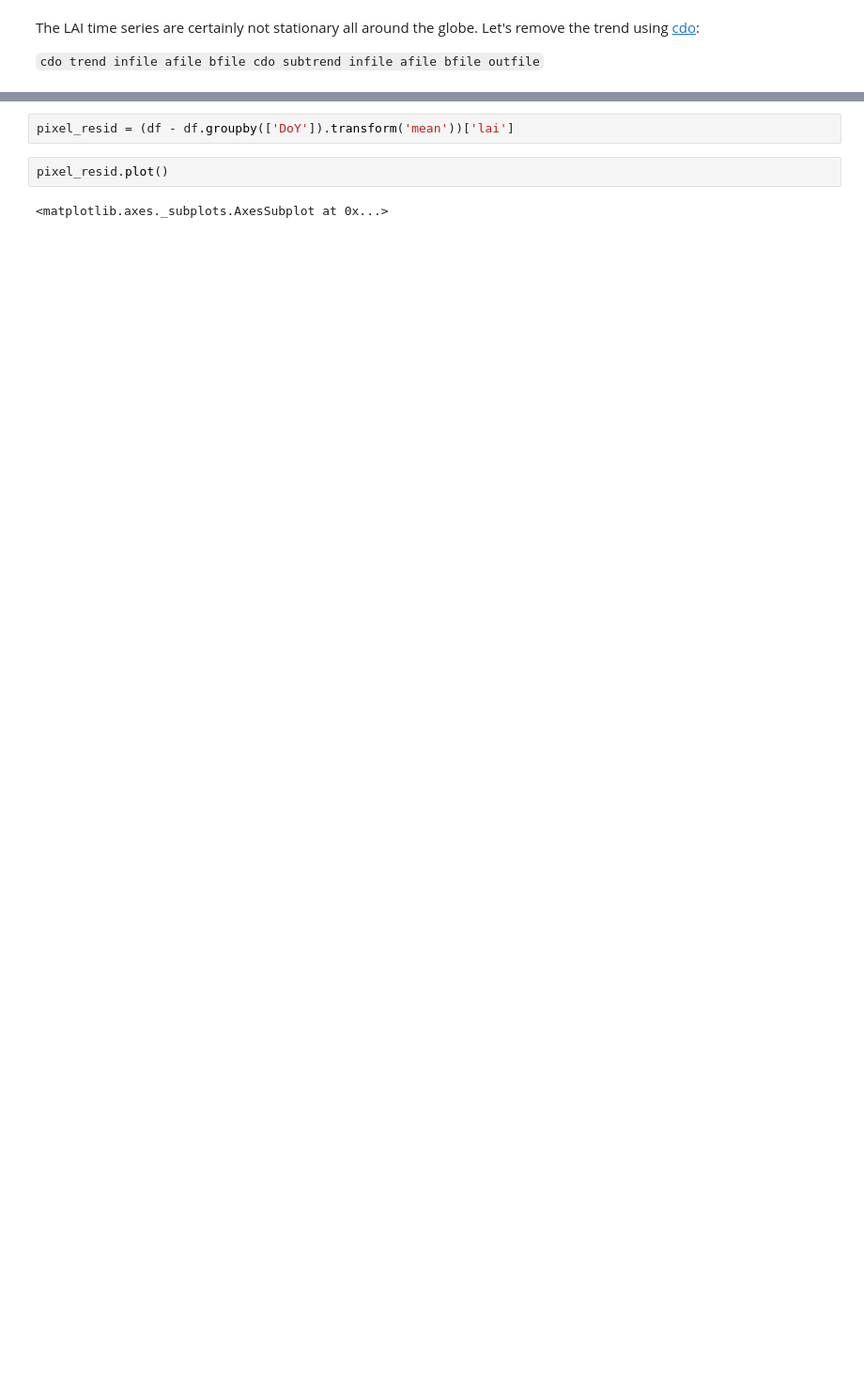
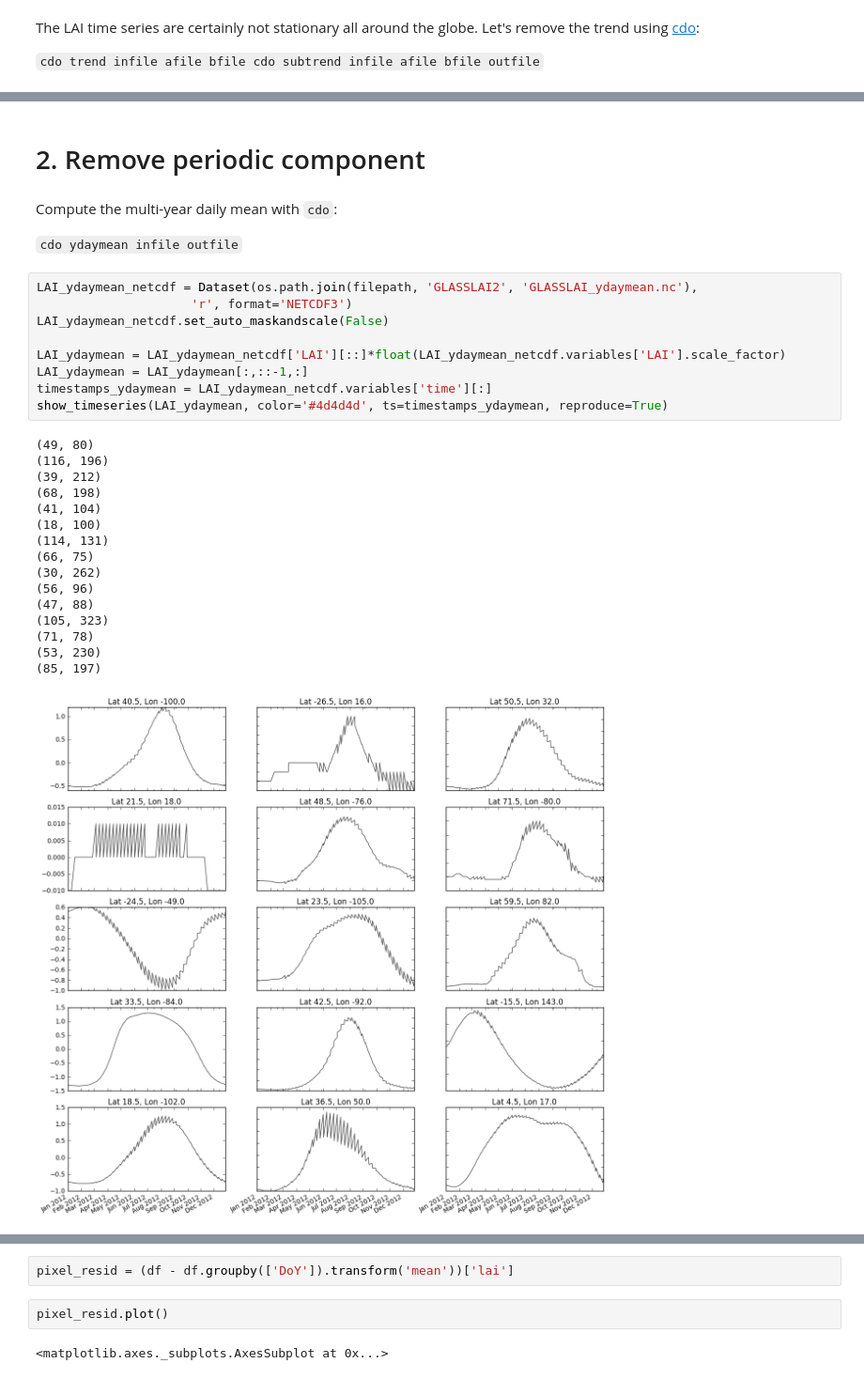
Before and after one commit to maffie/SAT-EX, a Jupyter notebook: weekly_LAI/weekly_LAI.ipynb, the cells around one changed output, grey strips where cells are left out. Shown at 94% size. Saved outputs shown, nothing was run; the diff lists cells and outputs as text; blank space fills up the shorter version.

```diff
--- a/weekly_LAI/weekly_LAI.ipynb
+++ b/weekly_LAI/weekly_LAI.ipynb
@@ -78,0 +133,32 @@ In order to extract the seasonal component, we need the multi-year average LAI o
+# %% [markdown]
+# 2. Remove periodic component
+# %% [markdown]
+Compute the multi-year daily mean with `cdo`:
+
+`cdo ydaymean infile outfile`
+# %%
+LAI_ydaymean_netcdf = Dataset(os.path.join(filepath, 'GLASSLAI2', 'GLASSLAI_ydaymean.nc'),
+                     'r', format='NETCDF3')
+LAI_ydaymean_netcdf.set_auto_maskandscale(False)
+
+LAI_ydaymean = LAI_ydaymean_netcdf['LAI'][::]*float(LAI_ydaymean_netcdf.variables['LAI'].scale_factor)
+LAI_ydaymean = LAI_ydaymean[:,::-1,:]
+timestamps_ydaymean = LAI_ydaymean_netcdf.variables['time'][:]
+show_timeseries(LAI_ydaymean, color='#4d4d4d', ts=timestamps_ydaymean, reproduce=True)
+# %% [output]
+(49, 80)
+(116, 196)
+(39, 212)
+(68, 198)
+(41, 104)
+(18, 100)
+(114, 131)
+(66, 75)
+(30, 262)
+(56, 96)
+(47, 88)
+(105, 323)
+(71, 78)
+(53, 230)
+(85, 197)
+[figure, added]
```
Also changed, not shown: parts of 35 cells of this notebook.
